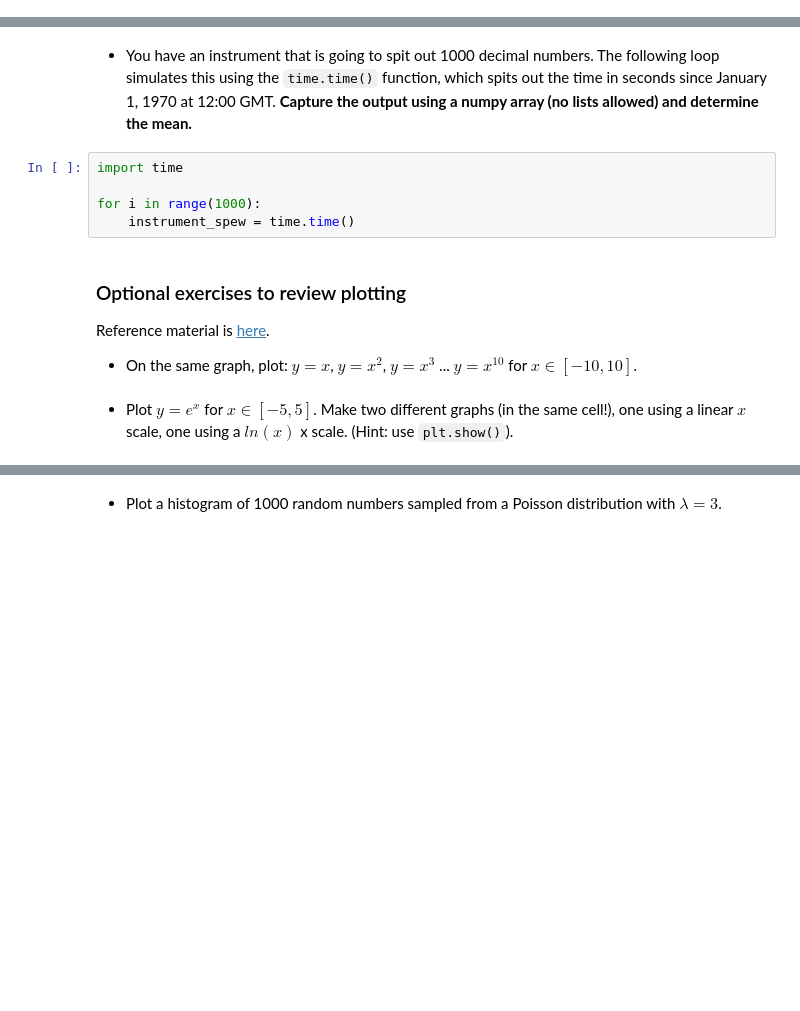
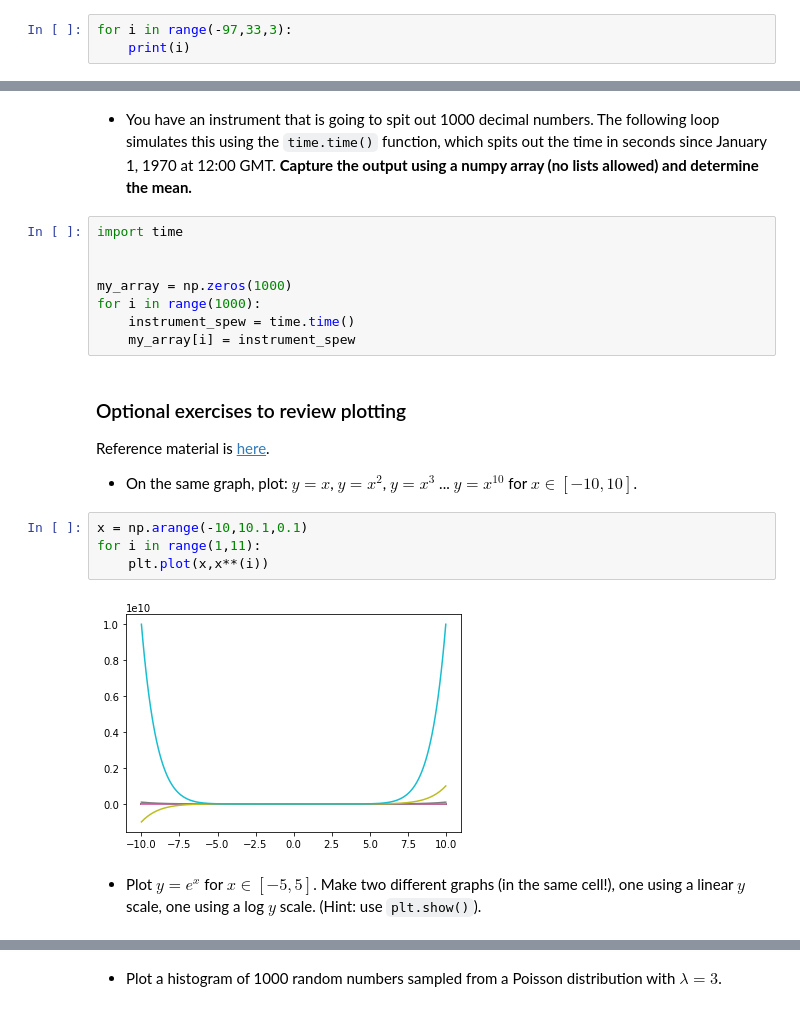
Before and after one commit to harmsm/pythonic-science, a Jupyter notebook: labs/01_simulation/01_simulations-key.ipynb, the cells around one changed output, grey strips where cells are left out. Saved outputs shown, nothing was run; the diff lists cells and outputs as text; blank space fills up the shorter version.

```diff
--- a/labs/01_simulation/01_simulations-key.ipynb
+++ b/labs/01_simulation/01_simulations-key.ipynb
@@ -25,2 +31,5 @@ from matplotlib import pyplot as plt
 # %% [markdown]
 + Use a `for` loop to print out every 3rd value between -97 and 33.
+# %%
+for i in range(-97,33,3):
+    print(i)
@@ -29,13 +56,22 @@ from matplotlib import pyplot as plt
 # %%
 import time
 
+
+my_array = np.zeros(1000)
 for i in range(1000):
     instrument_spew = time.time()
+    my_array[i] = instrument_spew
 # %% [markdown]
 ### Optional exercises to review plotting
 
-Reference material is [here](https://aclarke.uoregon.edu:8000/user/[YOUR_USER_NAME_HERE]/notebooks/pythonic-science/chapters/00_inductive-python/plotting_reference.ipynb).
+Reference material is [here](https://github.com/harmsm/pythonic-science/blob/master/reference/plotting_reference.ipynb).
 
 + On the same graph, plot: $y = x$, $y = x^2$, $y = x^{3}$ ... $y = x^{10}$ for $x \in [-10,10]$.
+# %%
+x = np.arange(-10,10.1,0.1)
+for i in range(1,11):
+    plt.plot(x,x**(i))
+# %% [output]
+[figure, added]
 # %% [markdown]
-+ Plot $y = e^{x}$ for $x \in [-5,5]$.  Make two different graphs (in the same cell!), one using a linear $x$ scale, one using a $ln(x)$ x scale.  (Hint: use `plt.show()`).
++ Plot $y = e^{x}$ for $x \in [-5,5]$.  Make two different graphs (in the same cell!), one using a linear $y$ scale, one using a log $y$ scale.  (Hint: use `plt.show()`).
```
Also changed, not shown: parts of 16 cells of this notebook, 1 other file.
